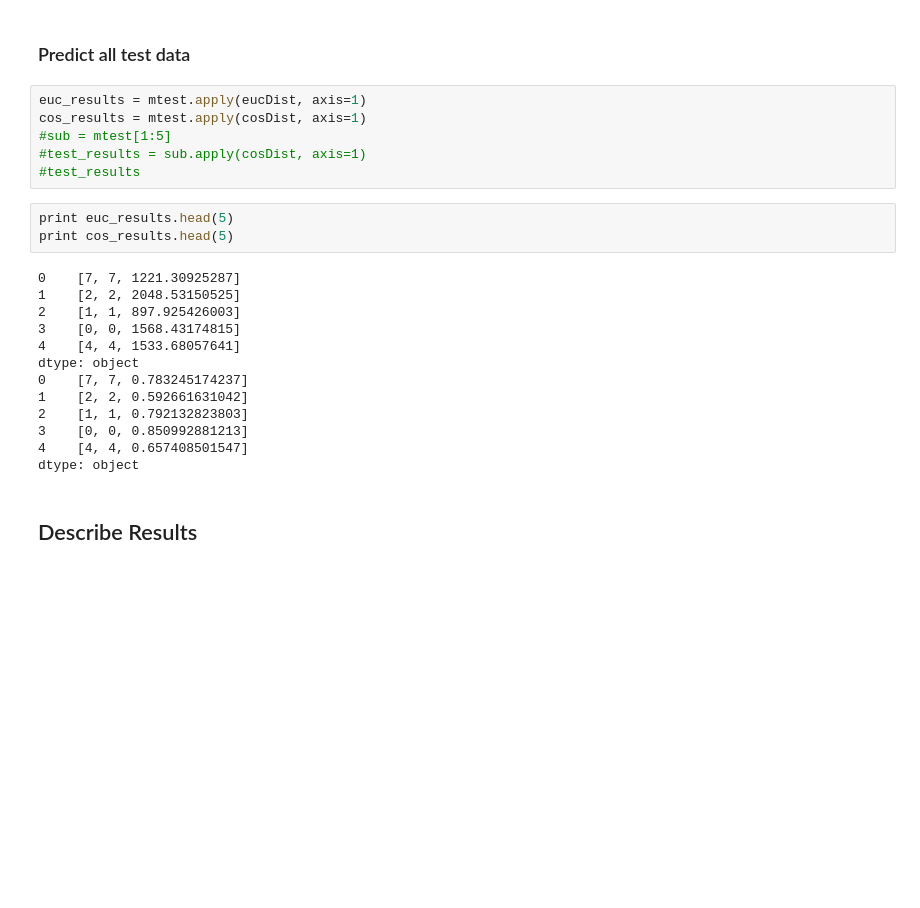
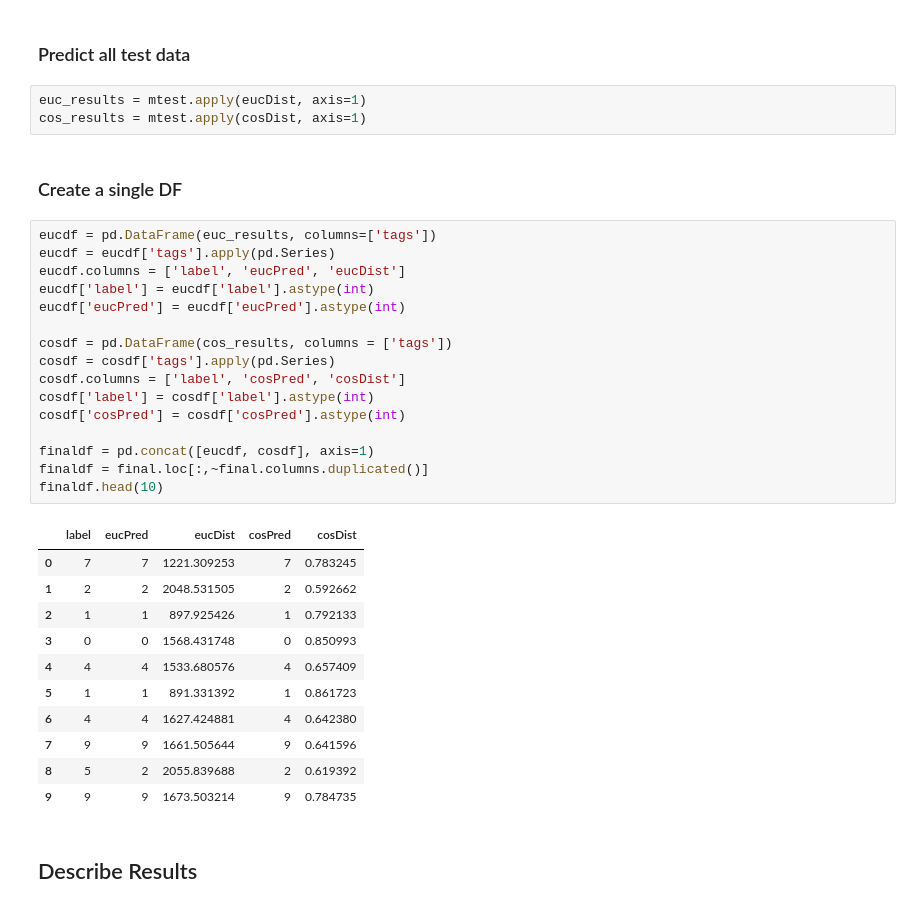
Before and after one commit to wwells/CUNY_DATA_602, a Jupyter notebook: FinalProject_MNIST/MNIST_Classifier_ww602_FP.ipynb, the cells around one changed output. Saved outputs shown, nothing was run; the diff lists cells and outputs as text; blank space fills up the shorter version.

Commit message:
feat(FP): singleDF results

```diff
--- a/FinalProject_MNIST/MNIST_Classifier_ww602_FP.ipynb
+++ b/FinalProject_MNIST/MNIST_Classifier_ww602_FP.ipynb
@@ -287,25 +286,36 @@ Is this prediction correct:  True
 # %%
 euc_results = mtest.apply(eucDist, axis=1)
 cos_results = mtest.apply(cosDist, axis=1)
-#sub = mtest[1:5]
-#test_results = sub.apply(cosDist, axis=1)
-#test_results
-# %%
-print euc_results.head(5)
-print cos_results.head(5)
-# %% [output]
-0    [7, 7, 1221.30925287]
-1    [2, 2, 2048.53150525]
-2    [1, 1, 897.925426003]
-3    [0, 0, 1568.43174815]
-4    [4, 4, 1533.68057641]
-dtype: object
-0    [7, 7, 0.783245174237]
-1    [2, 2, 0.592661631042]
-2    [1, 1, 0.792132823803]
-3    [0, 0, 0.850992881213]
-4    [4, 4, 0.657408501547]
-dtype: object
+# %% [markdown]
+### Create a single DF
+# %%
+eucdf = pd.DataFrame(euc_results, columns=['tags'])
+eucdf = eucdf['tags'].apply(pd.Series)
+eucdf.columns = ['label', 'eucPred', 'eucDist']
+eucdf['label'] = eucdf['label'].astype(int)
+eucdf['eucPred'] = eucdf['eucPred'].astype(int)
+
+cosdf = pd.DataFrame(cos_results, columns = ['tags'])
+cosdf = cosdf['tags'].apply(pd.Series)
+cosdf.columns = ['label', 'cosPred', 'cosDist']
+cosdf['label'] = cosdf['label'].astype(int)
+cosdf['cosPred'] = cosdf['cosPred'].astype(int)
+
+finaldf = pd.concat([eucdf, cosdf], axis=1)
+finaldf = final.loc[:,~final.columns.duplicated()]
+finaldf.head(10)
+# %% [output]
+|  | label | eucPred | eucDist | cosPred | cosDist |
+| 0 | 7 | 7 | 1221.309253 | 7 | 0.783245 |
+| 1 | 2 | 2 | 2048.531505 | 2 | 0.592662 |
+| 2 | 1 | 1 | 897.925426 | 1 | 0.792133 |
+| 3 | 0 | 0 | 1568.431748 | 0 | 0.850993 |
+| 4 | 4 | 4 | 1533.680576 | 4 | 0.657409 |
+| 5 | 1 | 1 | 891.331392 | 1 | 0.861723 |
+| 6 | 4 | 4 | 1627.424881 | 4 | 0.642380 |
+| 7 | 9 | 9 | 1661.505644 | 9 | 0.641596 |
+| 8 | 5 | 2 | 2055.839688 | 2 | 0.619392 |
+| 9 | 9 | 9 | 1673.503214 | 9 | 0.784735 |
 # %% [markdown]
 ## Describe Results
 # %% [markdown]
```
Also changed, not shown: parts of 3 cells of this notebook.
